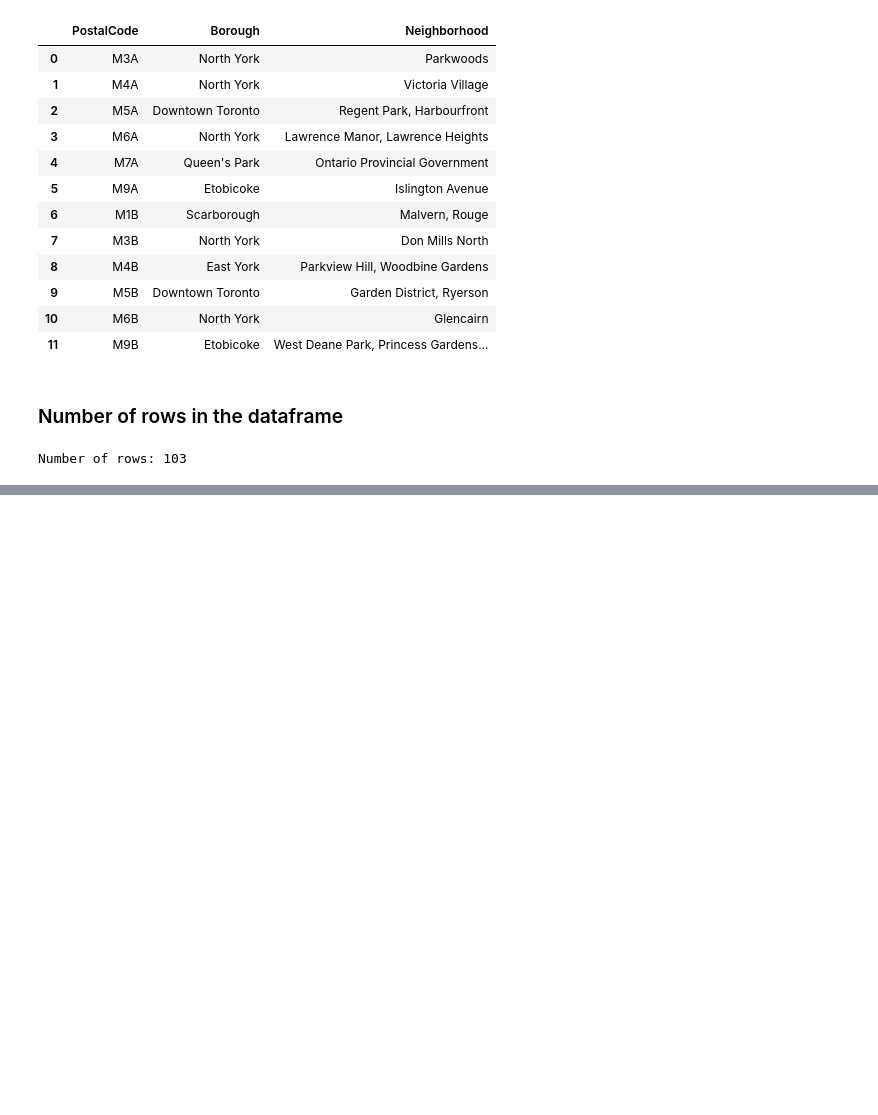
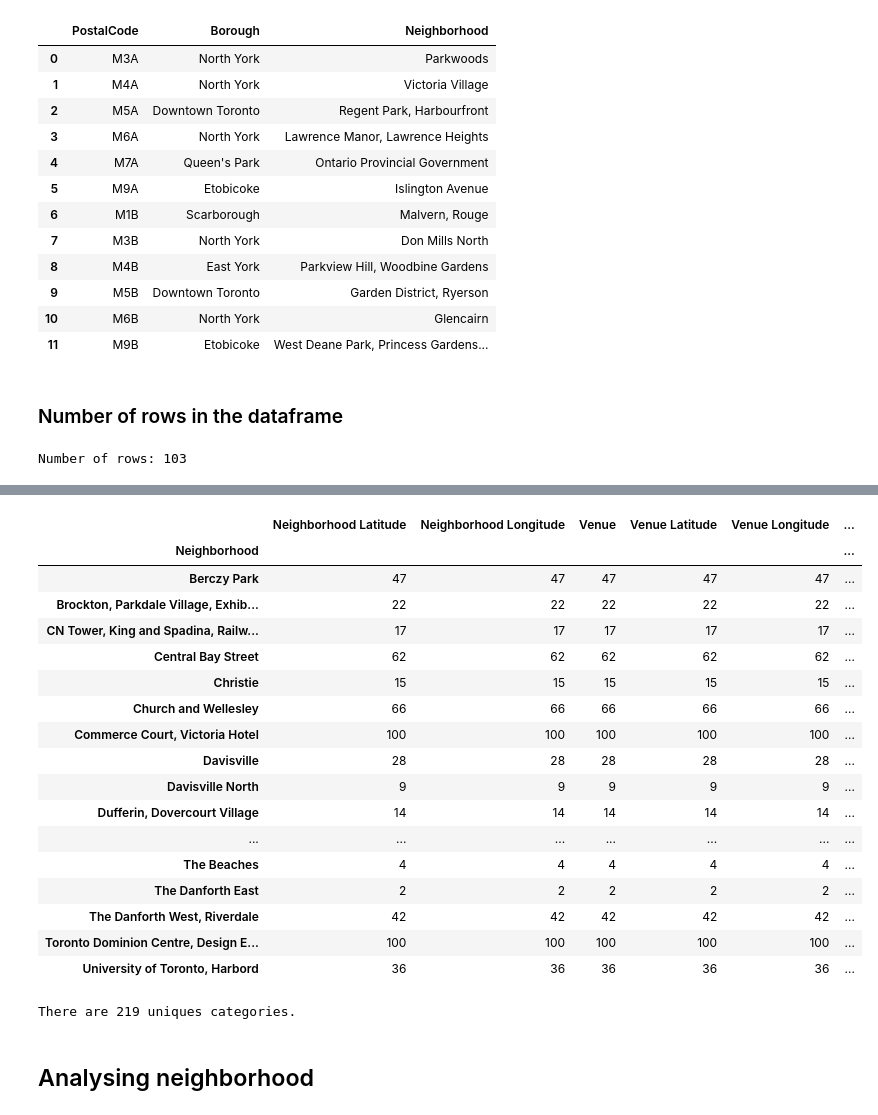
Before and after one commit to Sakthivelg641/Coursera_Capstone, a Jupyter notebook: Segmenting and Clustering Neighborhoods.ipynb, the cells around one changed output, grey strips where cells are left out. Saved outputs shown, nothing was run; the diff lists cells and outputs as text; code cells hidden in the pictures; blank space fills up the shorter version.

```diff
--- a/Segmenting and Clustering Neighborhoods.ipynb
+++ b/Segmenting and Clustering Neighborhoods.ipynb
@@ -58,0 +144,2 @@ Number of rows: 103
+# %%
+results = requests.get(url).json()
@@ -58,0 +257,27 @@ Number of rows: 103
+# %%
+toronto_venues.groupby('Neighborhood').count()
+# %% [output]
+|  | Neighborhood Latitude | Neighborhood Longitude | Venue | Venue Latitude | Venue Longitude | ... |
+| Neighborhood |  |  |  |  |  | ... |
+| Berczy Park | 47 | 47 | 47 | 47 | 47 | ... |
+| Brockton, Parkdale Village, Exhib... | 22 | 22 | 22 | 22 | 22 | ... |
+| CN Tower, King and Spadina, Railw... | 17 | 17 | 17 | 17 | 17 | ... |
+| Central Bay Street | 62 | 62 | 62 | 62 | 62 | ... |
+| Christie | 15 | 15 | 15 | 15 | 15 | ... |
+| Church and Wellesley | 66 | 66 | 66 | 66 | 66 | ... |
+| Commerce Court, Victoria Hotel | 100 | 100 | 100 | 100 | 100 | ... |
+| Davisville | 28 | 28 | 28 | 28 | 28 | ... |
+| Davisville North | 9 | 9 | 9 | 9 | 9 | ... |
+| Dufferin, Dovercourt Village | 14 | 14 | 14 | 14 | 14 | ... |
+| ... | ... | ... | ... | ... | ... | ... |
+| The Beaches | 4 | 4 | 4 | 4 | 4 | ... |
+| The Danforth East | 2 | 2 | 2 | 2 | 2 | ... |
+| The Danforth West, Riverdale | 42 | 42 | 42 | 42 | 42 | ... |
+| Toronto Dominion Centre, Design E... | 100 | 100 | 100 | 100 | 100 | ... |
+| University of Toronto, Harbord | 36 | 36 | 36 | 36 | 36 | ... |
+# %%
+print('There are ' + str(len(toronto_venues['Venue Category'].unique())) + ' uniques categories.')
+# %% [output]
+There are 219 uniques categories.
+# %% [markdown]
+## Analysing neighborhood
```
Also changed, not shown: parts of 36 cells of this notebook.
